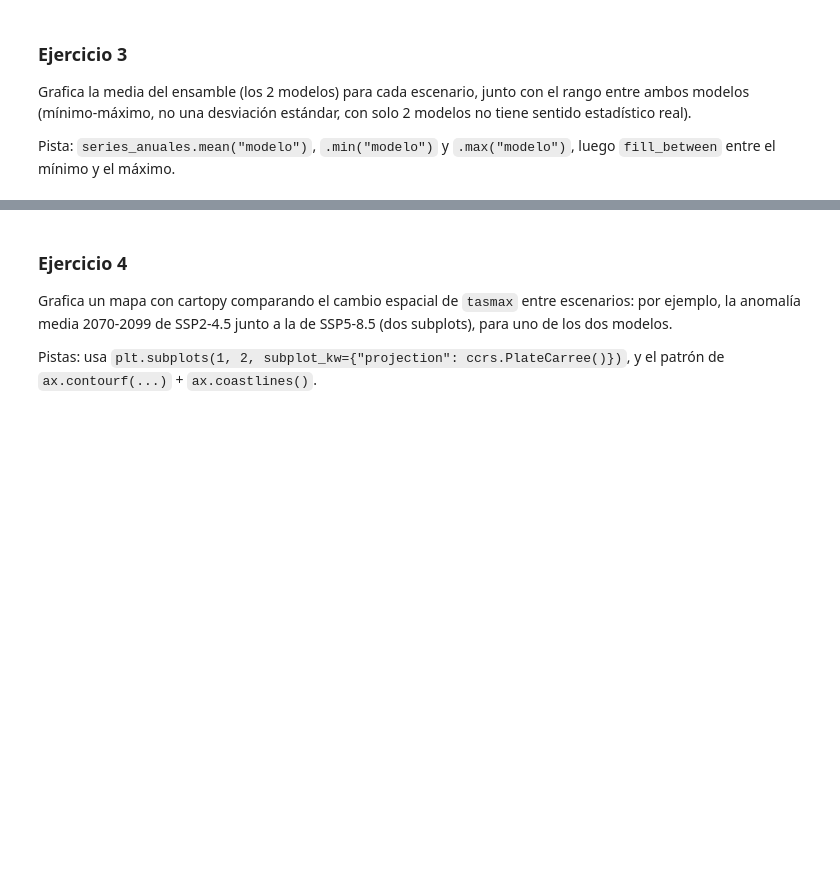
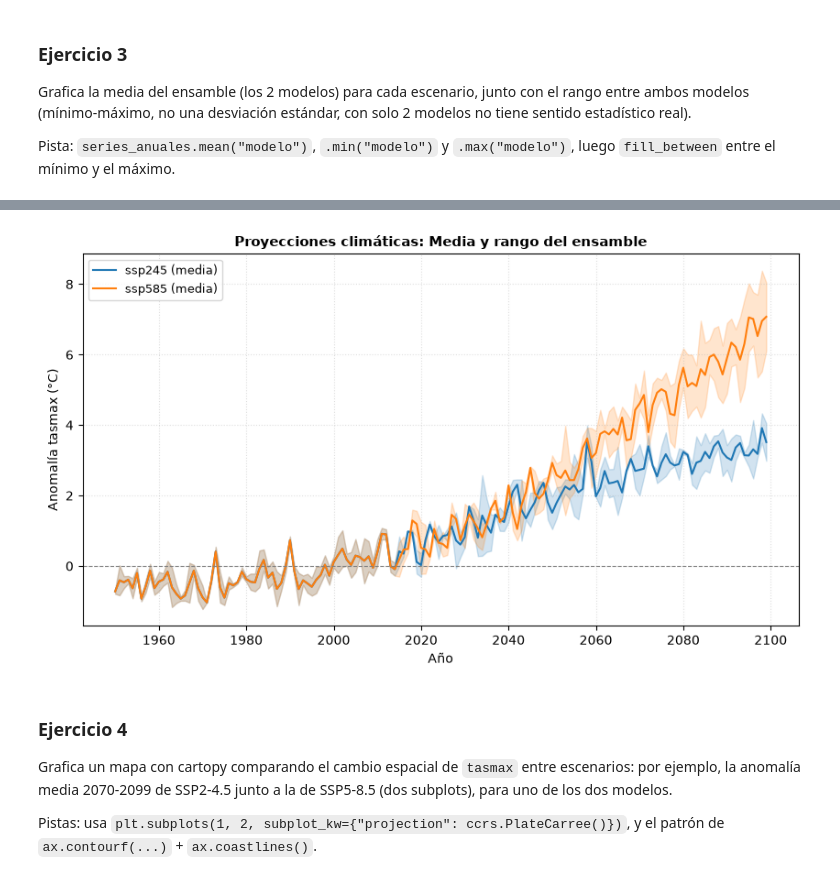
Before and after one commit to SALINASSebas/geocomputacion_-1GEO20-, a Jupyter notebook: ejercicios/ejercicios_aplicados/proyecciones_climaticas_grillado.ipynb, the cells around one changed output, grey strips where cells are left out. Cells and saved outputs as stored; diff of their text form; code cells hidden in the pictures; blank space fills up the shorter version.

Commit message:
Agregar notas y correcciones de proyecciones_climaticas_grillado

```diff
--- a/ejercicios/ejercicios_aplicados/proyecciones_climaticas_grillado.ipynb
+++ b/ejercicios/ejercicios_aplicados/proyecciones_climaticas_grillado.ipynb
@@ -454,3 +363,39 @@ Pista: `series_anuales.mean("modelo")`, `.min("modelo")` y `.max("modelo")`, lue
+# %%
+# Código chagepete
+# 1. Reducciones sobre la dimensión 'modelo' sin sobreescribir funciones nativas
+ensemble = series_anuales.mean("modelo")
+ens_min  = series_anuales.min("modelo")
+ens_max  = series_anuales.max("modelo")
+
+# 2. Configuración de figura
+fig, ax = plt.subplots(figsize=(8.5, 5))
+
+# 3. Gráfica iterativa por escenario
+for escenario in escenarios:
+    years = ensemble["year"].values
+    media = ensemble.sel(escenario=escenario).values
+    ymin  = ens_min.sel(escenario=escenario).values
+    ymax  = ens_max.sel(escenario=escenario).values
+
+    # Graficar la media y capturar el objeto línea para sincronizar el color
+    line = ax.plot(years, media, label=f'{escenario} (media)', lw=1.5)
+    color = line[0].get_color()
+
+    # Sombreado con el mismo color y sin duplicar texto redundante en la leyenda
+    ax.fill_between(years, ymin, ymax, color=color, alpha=0.2)
+
+# 4. Formato y ejes
+ax.axhline(0, color="grey", lw=0.8, linestyle="--")
+ax.set_xlabel("Año")
+ax.set_ylabel("Anomalía tasmax (°C)")
+ax.set_title("Proyecciones climáticas: Media y rango del ensamble", fontsize=11, weight="bold")
+ax.legend(fontsize=9, frameon=True)
+ax.grid(True, linestyle=":", alpha=0.4)
+
+plt.tight_layout()
+plt.show()
+# %% [output]
+[figure, added]
 # %% [markdown]
 ### Ejercicio 4
 
```
Also changed, not shown: parts of 16 cells of this notebook.
